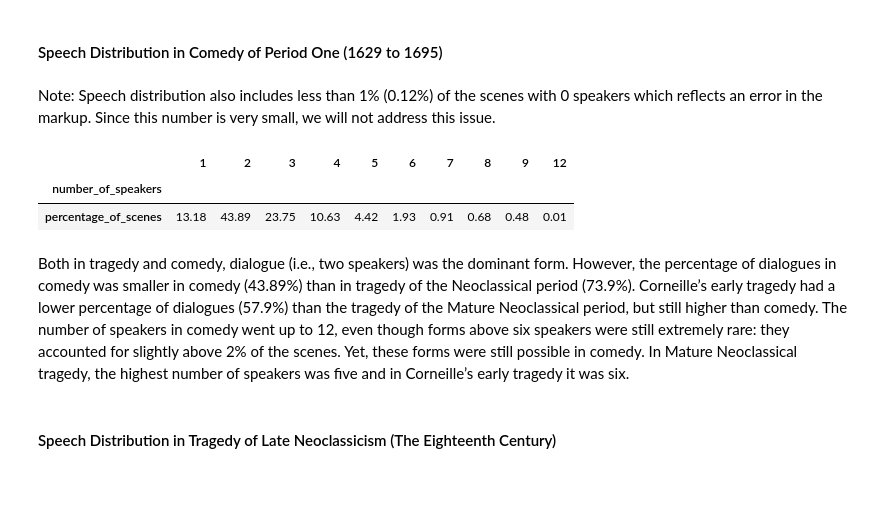
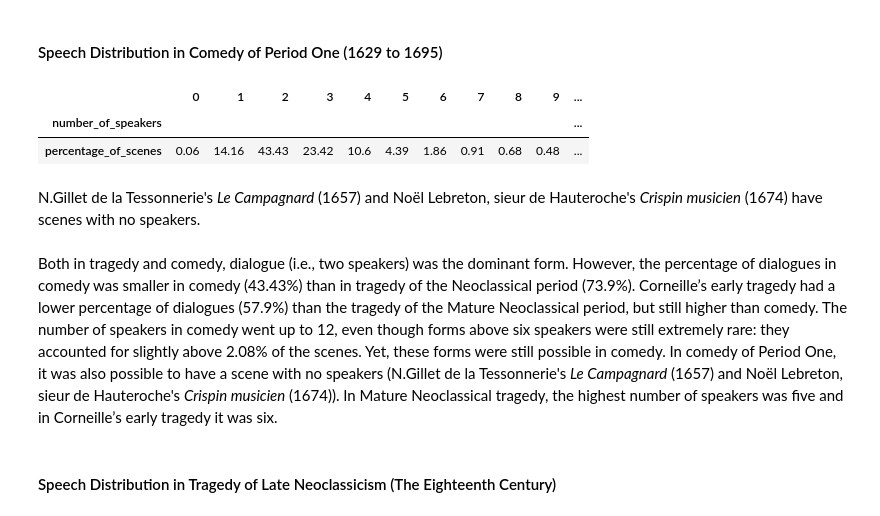
Before and after one commit to innawendell/European_Comedy, a Jupyter notebook: Analyses/Comedy_vs_Tragedy_Comparison.ipynb, the cells around one changed output. Saved outputs shown, nothing was run; the diff lists cells and outputs as text; code cells hidden in the pictures; blank space fills up the shorter version.

Commit message:
identified comedies with 0 speakers

```diff
--- a/Analyses/Comedy_vs_Tragedy_Comparison.ipynb
+++ b/Analyses/Comedy_vs_Tragedy_Comparison.ipynb
@@ -311,3 +330,11 @@ As we have observed, Iarkho's data on tragedy suffers from combining two nationa
+# %%
+# correct speech distribution where we identified errors in the markup
+sorted_comedies.loc[79, 'speech_distribution'] = '[[1, 8], [2, 14], [3, 10], [4, 1], [5, 1], [6, 2]]'
+sorted_comedies.loc[120, 'speech_distribution'] = '[[1, 9], [2, 33], [3, 6], [4, 2]])'
+sorted_comedies.loc[216, 'speech_distribution'] = '[[1, 19], [2, 22], [3, 5], [4, 5], [5, 1]]'
+sorted_comedies.loc[252, 'speech_distribution'] = '[[1, 10], [2, 19], [3, 7], [4, 4], [5, 2], [7, 1], [8, 2]]'
+
+sorted_comedies['speech_distribution'] = sorted_comedies['speech_distribution'].apply(make_list)
 # %%
 period_one = sorted_comedies[sorted_comedies.period == 1].copy()
 period_two = sorted_comedies[sorted_comedies.period == 2].copy()
@@ -344,16 +371,16 @@ dist
 | percentage_of_scenes | 9.1 | 73.9 | 13.8 | 2.6 | 0.6 |
 # %% [markdown]
 #### Speech Distribution in Comedy of Period One (1629 to 1695)
-# %% [markdown]
-Note: Speech distribution also includes less than 1% (0.12%) of the scenes with 0 speakers which reflects an error in the markup. Since this number is very small, we will not address this issue.
 # %%
-speech_distribution_by_period(period_one).iloc[:, 1:]
+speech_distribution_by_period(period_one)
 # %% [output]
-|  | 1 | 2 | 3 | 4 | 5 | 6 | 7 | 8 | 9 | 12 |
-| number_of_speakers |  |  |  |  |  |  |  |  |  |  |
-| percentage_of_scenes | 13.18 | 43.89 | 23.75 | 10.63 | 4.42 | 1.93 | 0.91 | 0.68 | 0.48 | 0.01 |
+|  | 0 | 1 | 2 | 3 | 4 | 5 | 6 | 7 | 8 | 9 | ... |
+| number_of_speakers |  |  |  |  |  |  |  |  |  |  | ... |
+| percentage_of_scenes | 0.06 | 14.16 | 43.43 | 23.42 | 10.6 | 4.39 | 1.86 | 0.91 | 0.68 | 0.48 | ... |
+# %% [markdown]
+N.Gillet de la Tessonnerie's *Le Campagnard* (1657) and Noël Lebreton, sieur de Hauteroche's *Crispin musicien* (1674) have scenes with no speakers.
 # %% [markdown]
-Both in tragedy and comedy, dialogue (i.e., two speakers) was the dominant form. However, the percentage of dialogues in comedy was smaller in comedy (43.89%) than in tragedy of the Neoclassical period (73.9%). Corneille’s early tragedy had a lower percentage of dialogues (57.9%) than the tragedy of the Mature Neoclassical period, but still higher than comedy. The number of speakers in comedy went up to 12, even though forms above six speakers were still extremely rare: they accounted for slightly above 2% of the scenes. Yet, these forms were still possible in comedy. In Mature Neoclassical tragedy, the highest number of speakers was five and in Corneille’s early tragedy it was six.
+Both in tragedy and comedy, dialogue (i.e., two speakers) was the dominant form. However, the percentage of dialogues in comedy was smaller in comedy (43.43%) than in tragedy of the Neoclassical period (73.9%). Corneille’s early tragedy had a lower percentage of dialogues (57.9%) than the tragedy of the Mature Neoclassical period, but still higher than comedy. The number of speakers in comedy went up to 12, even though forms above six speakers were still extremely rare: they accounted for slightly above 2.08% of the scenes. Yet, these forms were still possible in comedy. In comedy of Period One, it was also possible to have a scene with no speakers (N.Gillet de la Tessonnerie's *Le Campagnard* (1657) and Noël Lebreton, sieur de Hauteroche's *Crispin musicien* (1674)). In Mature Neoclassical tragedy, the highest number of speakers was five and in Corneille’s early tragedy it was six.
 # %% [markdown]
 #### Speech Distribution in Tragedy of Late Neoclassicism (The Eighteenth Century)
 # %% [markdown]
```
Also changed, not shown: parts of 8 cells of this notebook.
